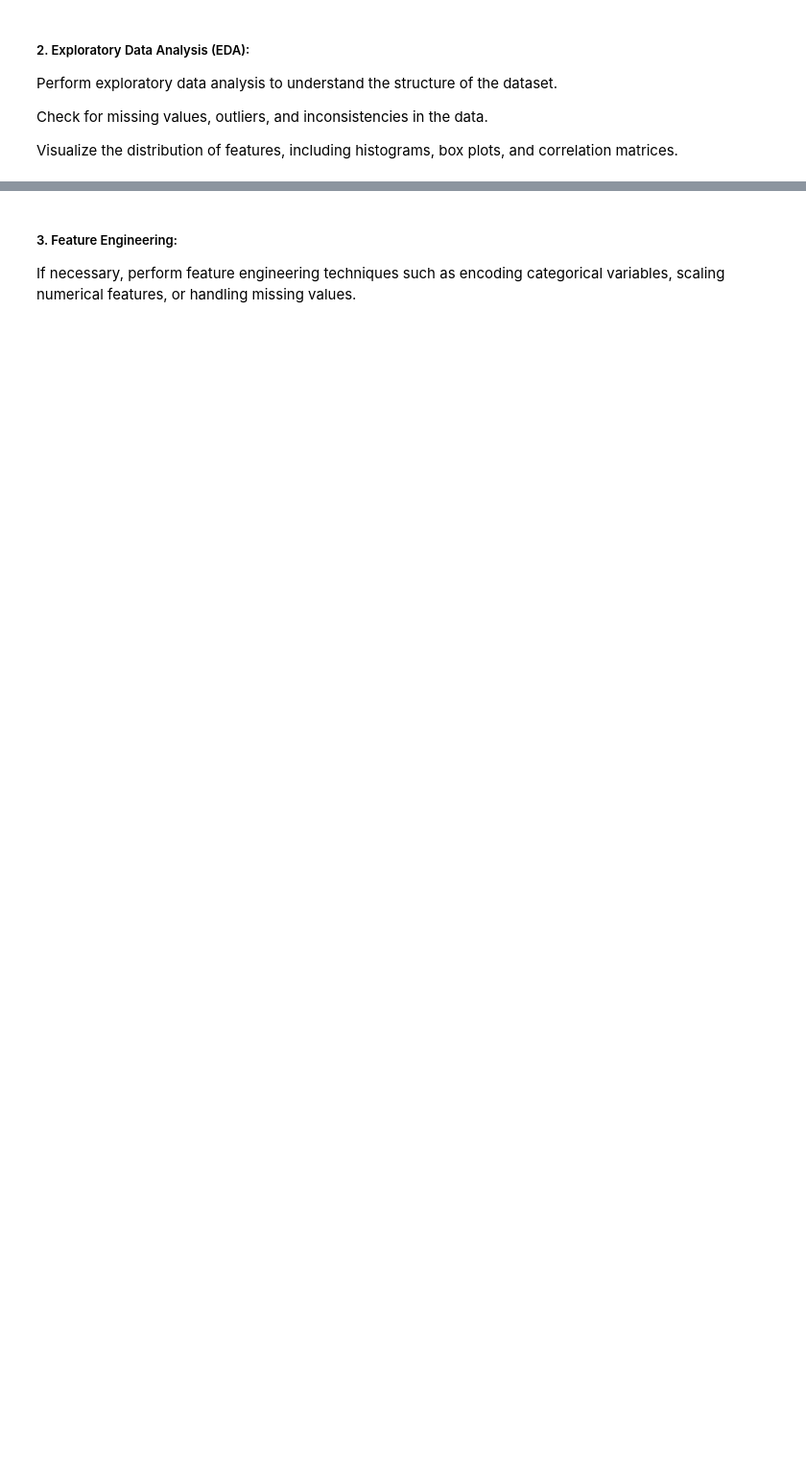
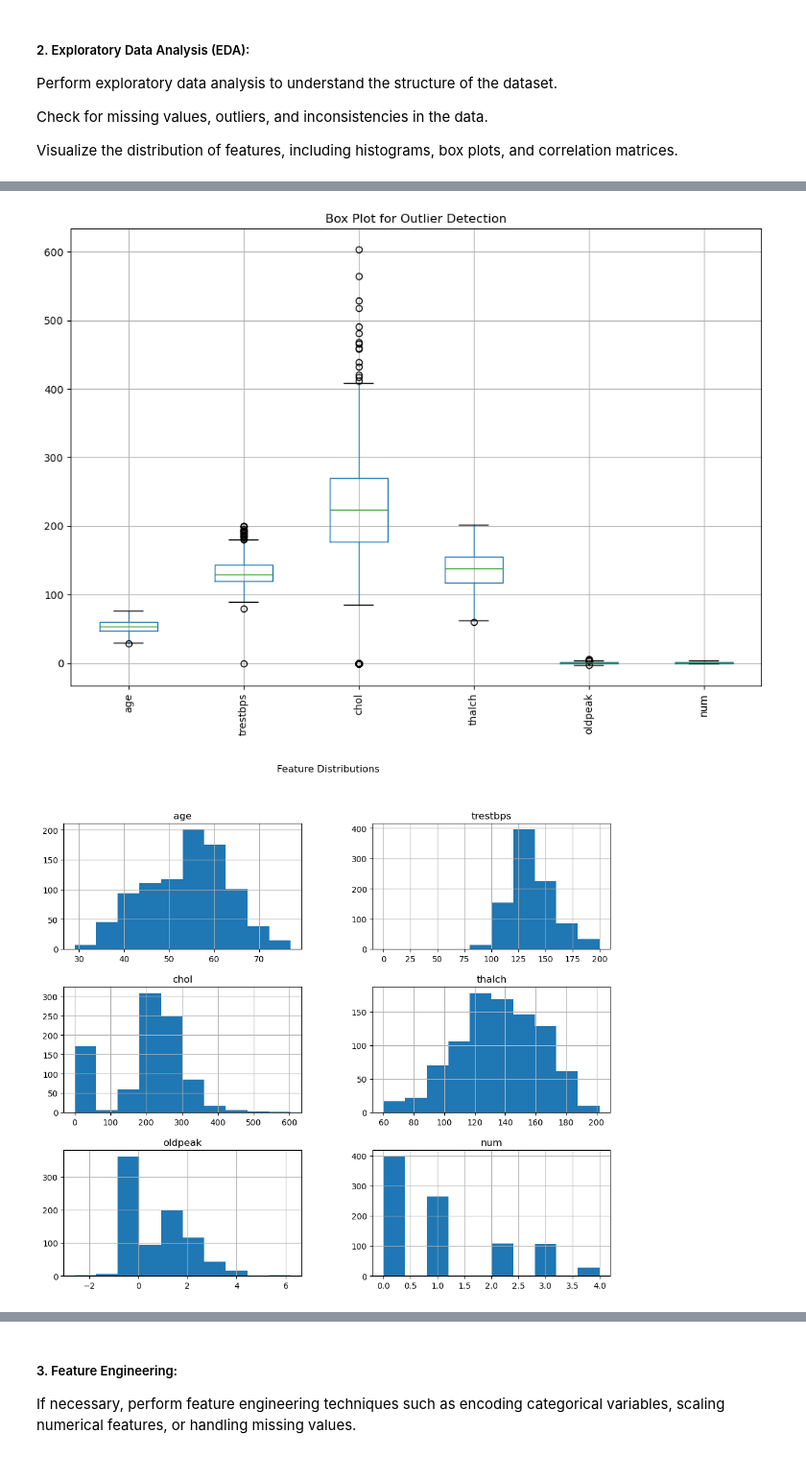
Before and after one commit to rak-2shitha/Assignment, a Jupyter notebook: Decision Tree.ipynb, the cells around one changed output, grey strips where cells are left out. Shown at 96% size. Drawn from its saved outputs; the diff is of its cells as text; code cells hidden in the pictures; blank space fills up the shorter version.

```diff
--- a/Decision Tree.ipynb
+++ b/Decision Tree.ipynb
@@ -120,0 +61,68 @@ max    NaN           NaN
+# %%
+# Import libraries
+import pandas as pd
+import numpy as np
+import matplotlib.pyplot as plt
+import seaborn as sns
+
+# Load dataset
+file_path = r"C:\Users\Rakshitha\Downloads\heart_disease.csv"
+df = pd.read_csv(file_path)
+
+# -------------------------------
+# 1. Understand Structure
+# -------------------------------
+print("Shape of dataset:", df.shape)
+
+print("\nColumn Names:")
+print(df.columns)
+
+print("\nData Types:")
+print(df.dtypes)
+
+print("\nFirst 5 Rows:")
+print(df.head())
+
+# -------------------------------
+# 2. Missing Values
+# -------------------------------
+print("\nMissing Values:")
+print(df.isnull().sum())
+
+# -------------------------------
+# 3. Check Duplicates (Inconsistency)
+# -------------------------------
+print("\nDuplicate Rows:", df.duplicated().sum())
+
+# -------------------------------
+# 4. Statistical Summary
+# -------------------------------
+print("\nStatistical Summary:")
+print(df.describe())
+
+# -------------------------------
+# 5. Outlier Detection (Boxplot)
+# -------------------------------
+numeric_df = df.select_dtypes(include=['int64', 'float64'])
+
+plt.figure(figsize=(12,8))
+numeric_df.boxplot()
+plt.xticks(rotation=90)
+plt.title("Box Plot for Outlier Detection")
+plt.show()
+
+# -------------------------------
+# 6. Distribution (Histograms)
+# -------------------------------
+numeric_df.hist(figsize=(12,10))
+plt.suptitle("Feature Distributions")
+plt.show()
+
+# -------------------------------
+# 7. Correlation Matrix (Fixed Error)
+# -------------------------------
+plt.figure(figsize=(10,8))
+sns.heatmap(numeric_df.corr(), annot=True, cmap='coolwarm')
+plt.title("Correlation Matrix")
+plt.show()
+# %% [output]
@@ -120,0 +146,2 @@ max    NaN           NaN
+[figure, added]
+[figure, added]
```
Also changed, not shown: parts of 16 cells of this notebook.
